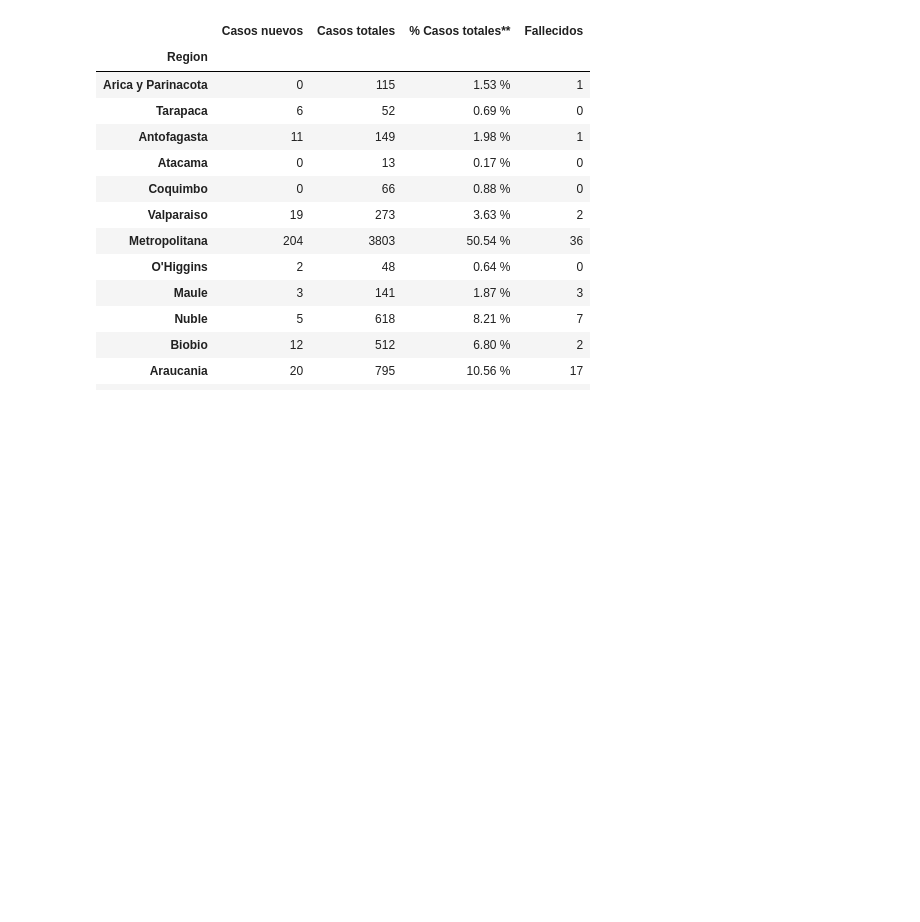
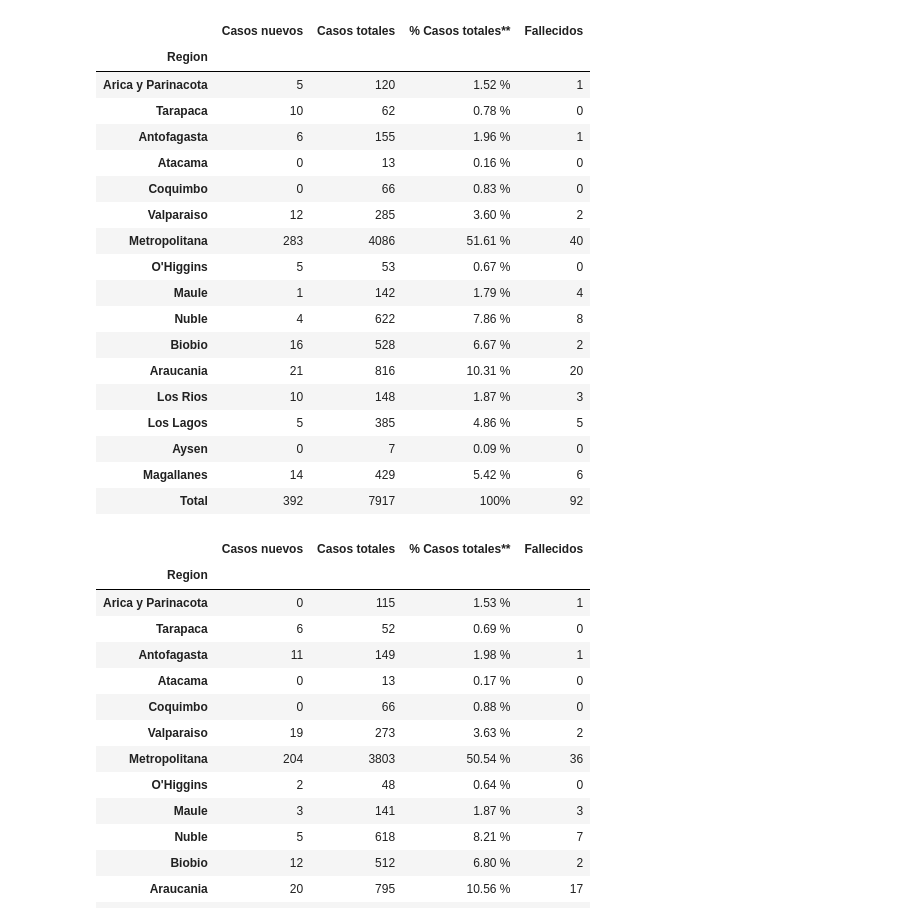
Before and after one commit to alonsosilvaallende/COVID-19, a Jupyter notebook: COVID_19_Chile_Tasa_Fallecidos_por_Region.ipynb, the cells around one changed output. Cells and saved outputs as stored; diff of their text form; code cells hidden in the pictures; blank space fills up the shorter version.

```diff
--- a/COVID_19_Chile_Tasa_Fallecidos_por_Region.ipynb
+++ b/COVID_19_Chile_Tasa_Fallecidos_por_Region.ipynb
@@ -10,3 +10,25 @@ data_raw = pd.read_csv('https://raw.githubusercontent.com/MinCiencia/Datos-COVID
+# %%
+data_raw
+# %% [output]
+|  | Casos nuevos | Casos totales | % Casos totales** | Fallecidos |
+| Region |  |  |  |  |
+| Arica y Parinacota | 5 | 120 | 1.52 % | 1 |
+| Tarapaca | 10 | 62 | 0.78 % | 0 |
+| Antofagasta | 6 | 155 | 1.96 % | 1 |
+| Atacama | 0 | 13 | 0.16 % | 0 |
+| Coquimbo | 0 | 66 | 0.83 % | 0 |
+| Valparaiso | 12 | 285 | 3.60 % | 2 |
+| Metropolitana | 283 | 4086 | 51.61 % | 40 |
+| O'Higgins | 5 | 53 | 0.67 % | 0 |
+| Maule | 1 | 142 | 1.79 % | 4 |
+| Nuble | 4 | 622 | 7.86 % | 8 |
+| Biobio | 16 | 528 | 6.67 % | 2 |
+| Araucania | 21 | 816 | 10.31 % | 20 |
+| Los Rios | 10 | 148 | 1.87 % | 3 |
+| Los Lagos | 5 | 385 | 4.86 % | 5 |
+| Aysen | 0 | 7 | 0.09 % | 0 |
+| Magallanes | 14 | 429 | 5.42 % | 6 |
+| Total | 392 | 7917 | 100% | 92 |
 # %%
 data_raw
 # %% [output]
```
Also changed, not shown: parts of 9 cells of this notebook.
